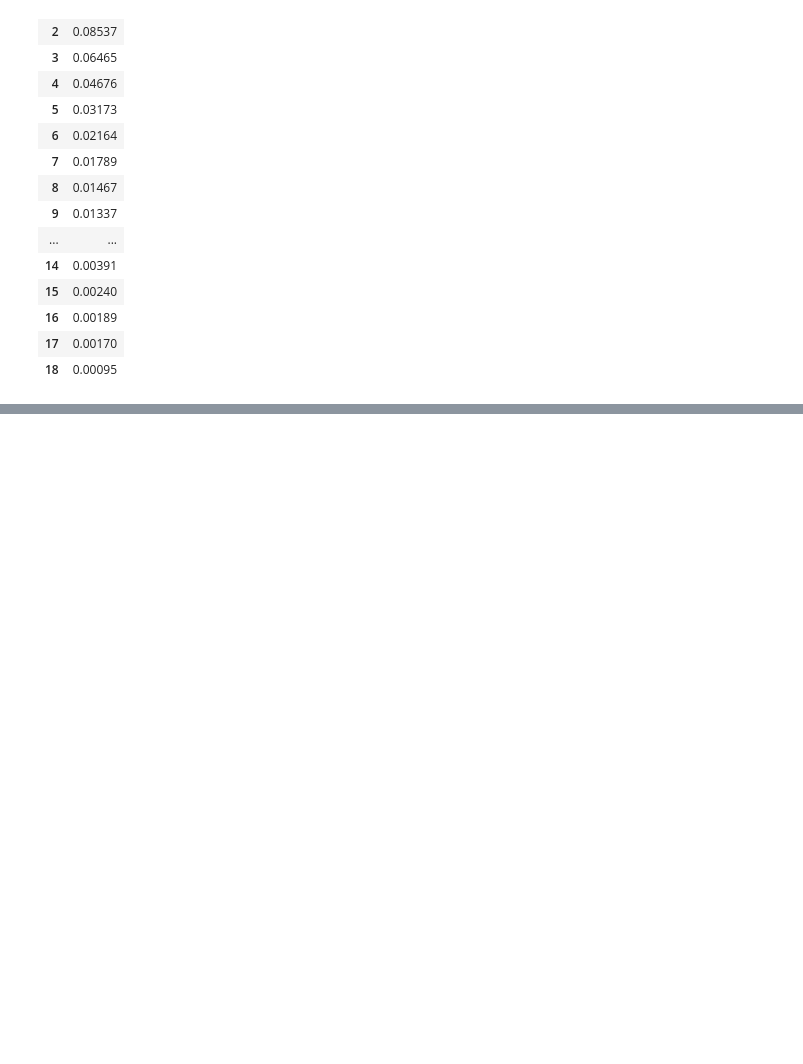
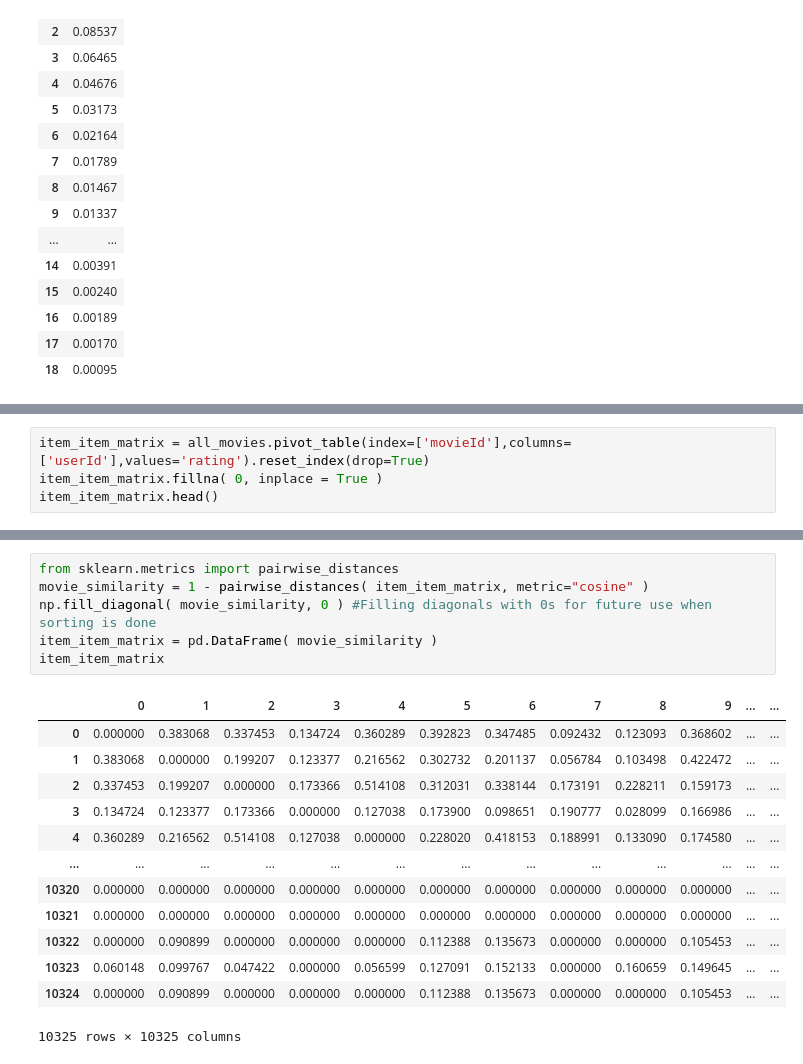
Before and after one commit to Benedkt93/movie_recommendation, a Jupyter notebook: final_project.ipynb, the cells around one changed output, grey strips where cells are left out. Saved outputs shown, nothing was run; the diff lists cells and outputs as text; blank space fills up the shorter version.

```diff
--- a/final_project.ipynb
+++ b/final_project.ipynb
@@ -494,0 +567,4 @@ round(pd.DataFrame(pca.explained_variance_ratio_), 5)
+# %%
+item_item_matrix = all_movies.pivot_table(index=['movieId'],columns=['userId'],values='rating').reset_index(drop=True)
+item_item_matrix.fillna( 0, inplace = True )
+item_item_matrix.head()
@@ -494,0 +579,20 @@ round(pd.DataFrame(pca.explained_variance_ratio_), 5)
+# %%
+from sklearn.metrics import pairwise_distances
+movie_similarity = 1 - pairwise_distances( item_item_matrix, metric="cosine" )
+np.fill_diagonal( movie_similarity, 0 ) #Filling diagonals with 0s for future use when sorting is done
+item_item_matrix = pd.DataFrame( movie_similarity )
+item_item_matrix
+# %% [output]
+|  | 0 | 1 | 2 | 3 | 4 | 5 | 6 | 7 | 8 | 9 | ... | ... |
+| 0 | 0.000000 | 0.383068 | 0.337453 | 0.134724 | 0.360289 | 0.392823 | 0.347485 | 0.092432 | 0.123093 | 0.368602 | ... | ... |
+| 1 | 0.383068 | 0.000000 | 0.199207 | 0.123377 | 0.216562 | 0.302732 | 0.201137 | 0.056784 | 0.103498 | 0.422472 | ... | ... |
+| 2 | 0.337453 | 0.199207 | 0.000000 | 0.173366 | 0.514108 | 0.312031 | 0.338144 | 0.173191 | 0.228211 | 0.159173 | ... | ... |
+| 3 | 0.134724 | 0.123377 | 0.173366 | 0.000000 | 0.127038 | 0.173900 | 0.098651 | 0.190777 | 0.028099 | 0.166986 | ... | ... |
+| 4 | 0.360289 | 0.216562 | 0.514108 | 0.127038 | 0.000000 | 0.228020 | 0.418153 | 0.188991 | 0.133090 | 0.174580 | ... | ... |
+| ... | ... | ... | ... | ... | ... | ... | ... | ... | ... | ... | ... | ... |
+| 10320 | 0.000000 | 0.000000 | 0.000000 | 0.000000 | 0.000000 | 0.000000 | 0.000000 | 0.000000 | 0.000000 | 0.000000 | ... | ... |
+| 10321 | 0.000000 | 0.000000 | 0.000000 | 0.000000 | 0.000000 | 0.000000 | 0.000000 | 0.000000 | 0.000000 | 0.000000 | ... | ... |
+| 10322 | 0.000000 | 0.090899 | 0.000000 | 0.000000 | 0.000000 | 0.112388 | 0.135673 | 0.000000 | 0.000000 | 0.105453 | ... | ... |
+| 10323 | 0.060148 | 0.099767 | 0.047422 | 0.000000 | 0.056599 | 0.127091 | 0.152133 | 0.000000 | 0.160659 | 0.149645 | ... | ... |
+| 10324 | 0.000000 | 0.090899 | 0.000000 | 0.000000 | 0.000000 | 0.112388 | 0.135673 | 0.000000 | 0.000000 | 0.105453 | ... | ... |
+10325 rows × 10325 columns
```
Also changed, not shown: parts of 17 cells of this notebook.
